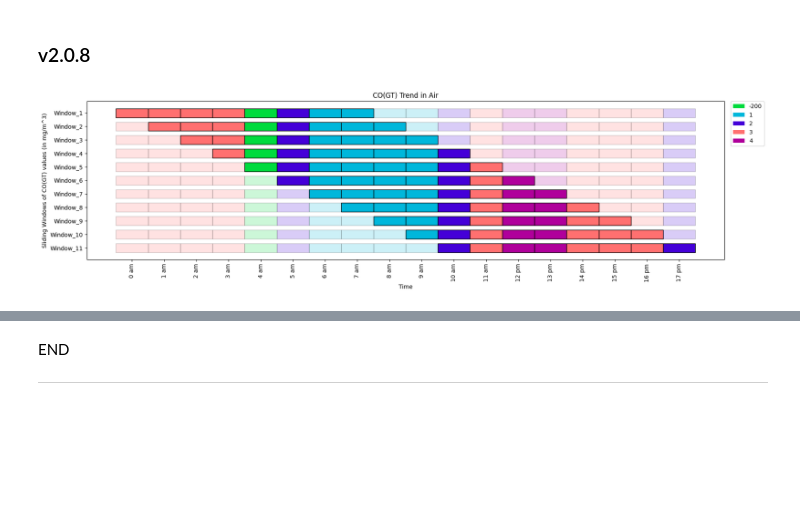
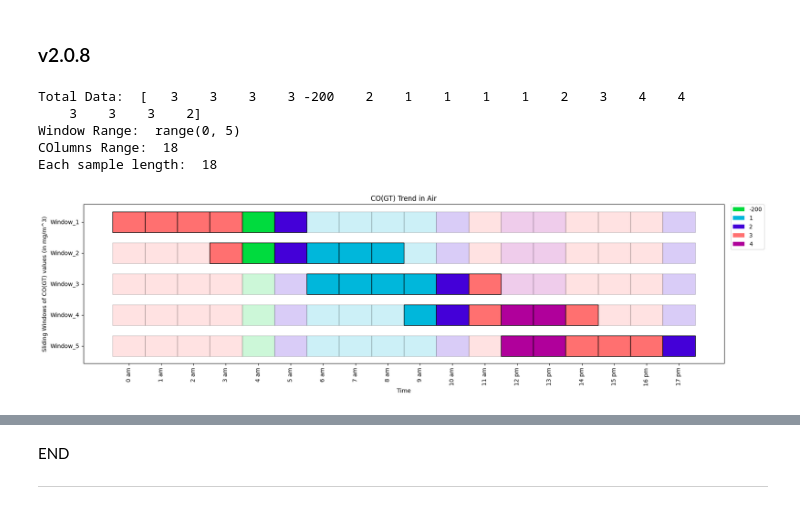
Before and after one commit to BodduSriPavan-111/kitikiplot, a Jupyter notebook: examples/Air_Quality.ipynb, the cells around one changed output, grey strips where cells are left out. Saved outputs shown, nothing was run; the diff lists cells and outputs as text; code cells hidden in the pictures; blank space fills up the shorter version.

Commit message:
feat: implemented-focus-stride-n-transpose-plot

```diff
--- a/examples/Air_Quality.ipynb
+++ b/examples/Air_Quality.ipynb
@@ -119,25 +132,30 @@ ktk.plot(
 # %%
 CO_values= [3, 3, 3, 3, -200, 2, 1, 1, 1, 1, 2, 3, 4, 4, 3, 3, 3, 2]
 time_period= ['0 am', '1 am', '2 am', '3 am', '4 am', '5 am', '6 am', '7 am', '8 am', '9 am', '10 am',
               '11 am', '12 pm', '13 pm', '14 pm', '15 pm', '16 pm', '17 pm']
-ktk= KitikiPlot( data= CO_values, stride= 1, window_length= 8 )
+ktk= KitikiPlot( data= CO_values, stride= 3, window_length= 6 )
 
 ktk.plot(
         figsize= (20, 5),
         cell_width= 2,
         cmap= {-200: "#00db3e", 1: "#00b7db", 2: "#4400d8", 3: "#ff7070", 4: "#b0009b"},
         focus= True,
         focus_alpha= 0.2,
         transpose= True,
         align= False,
         xlabel= "Time",
         ylabel= "Sliding Windows of CO(GT) values (in mg/m^3)",
         display_xticks= True,
         xticks_values= time_period,
         ytick_prefix= "Window",
         xticks_rotation= 90,
         display_legend= True,
         title= "CO(GT) Trend in Air",
         legend_kwargs= {"bbox_to_anchor": (1.01, 1), "loc":'upper left', "borderaxespad": 0.})
 # %% [output]
+Total Data:  [   3    3    3    3 -200    2    1    1    1    1    2    3    4    4
+    3    3    3    2]
+Window Range:  range(0, 5)
+COlumns Range:  18
+Each sample length:  18
-[figure, old version]
+[figure, new version]
```
Also changed, not shown: parts of 3 cells of this notebook, 2 other files.
